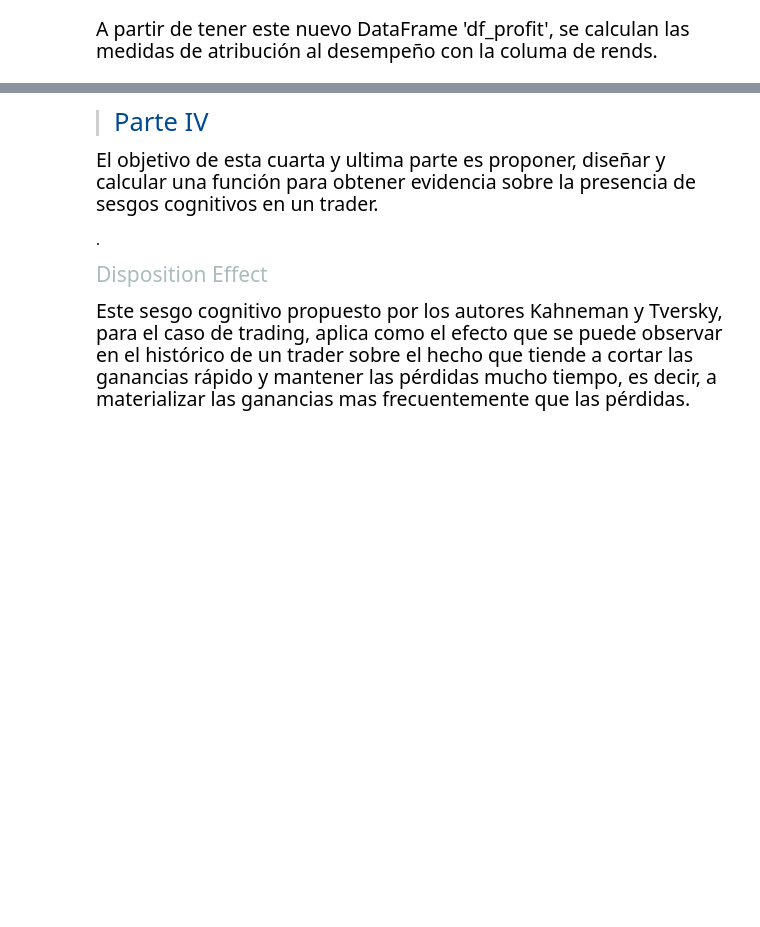
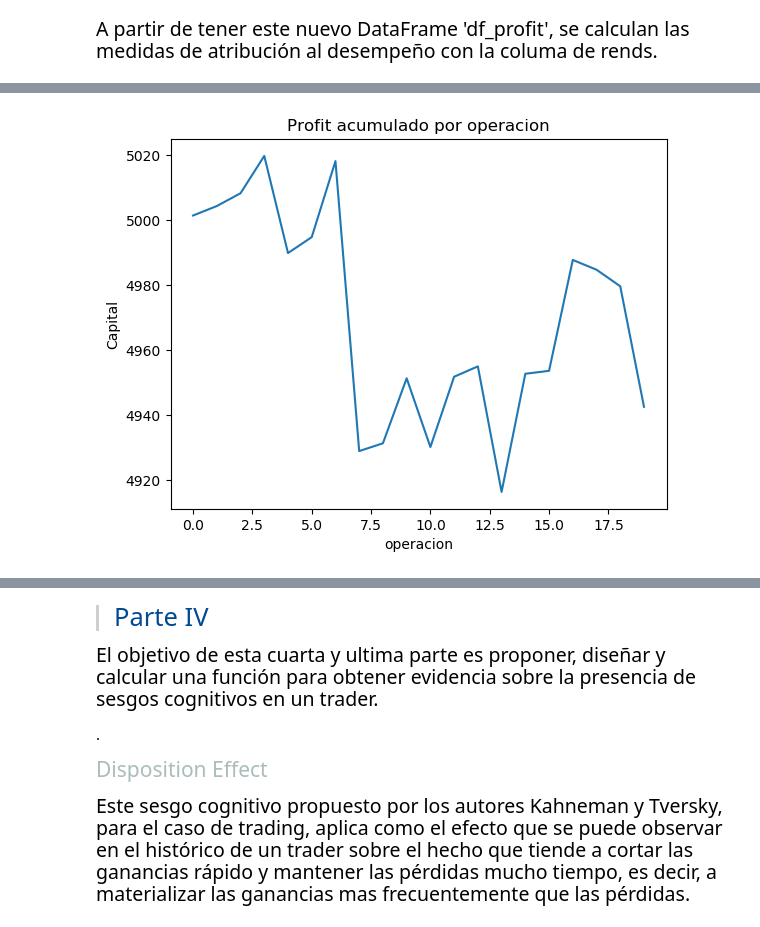
Before and after one commit to violetarcia/LAB_02_KVGH, a Jupyter notebook: LAB_02.ipynb, the cells around one changed output, grey strips where cells are left out. Drawn from its saved outputs; the diff is of its cells as text; code cells hidden in the pictures; blank space fills up the shorter version.

```diff
--- a/LAB_02.ipynb
+++ b/LAB_02.ipynb
@@ -170 +188,6 @@ df_profit_estad
+# %%
+# Grafica de profit acumukado por operacion
+vs.fig_cap
+# %% [output]
+[figure, added]
 # %% [markdown]
```
Also changed, not shown: parts of 21 cells of this notebook, 2 other files.
